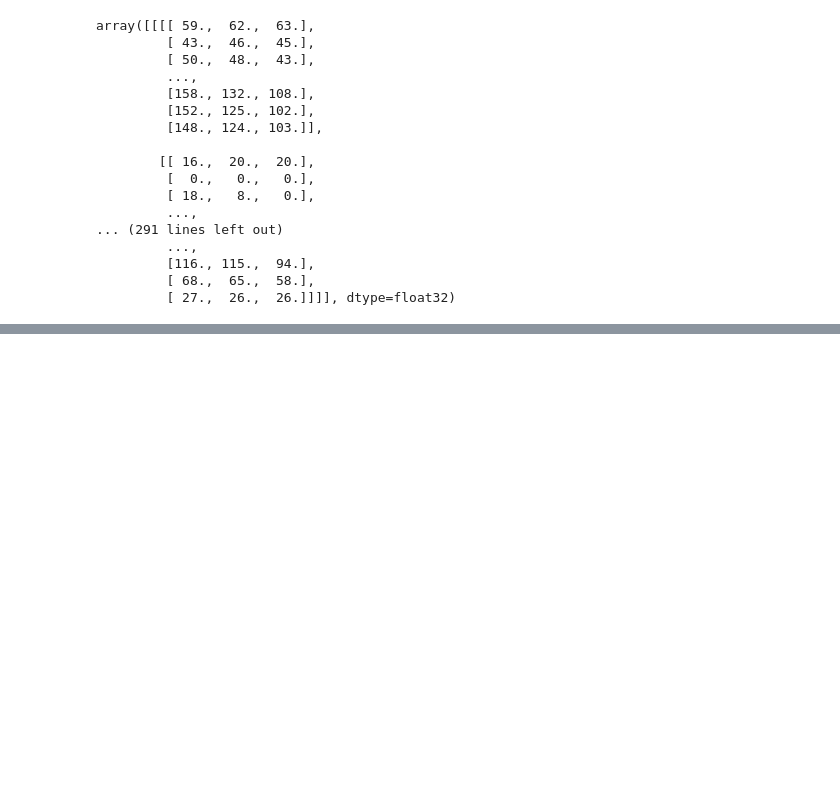
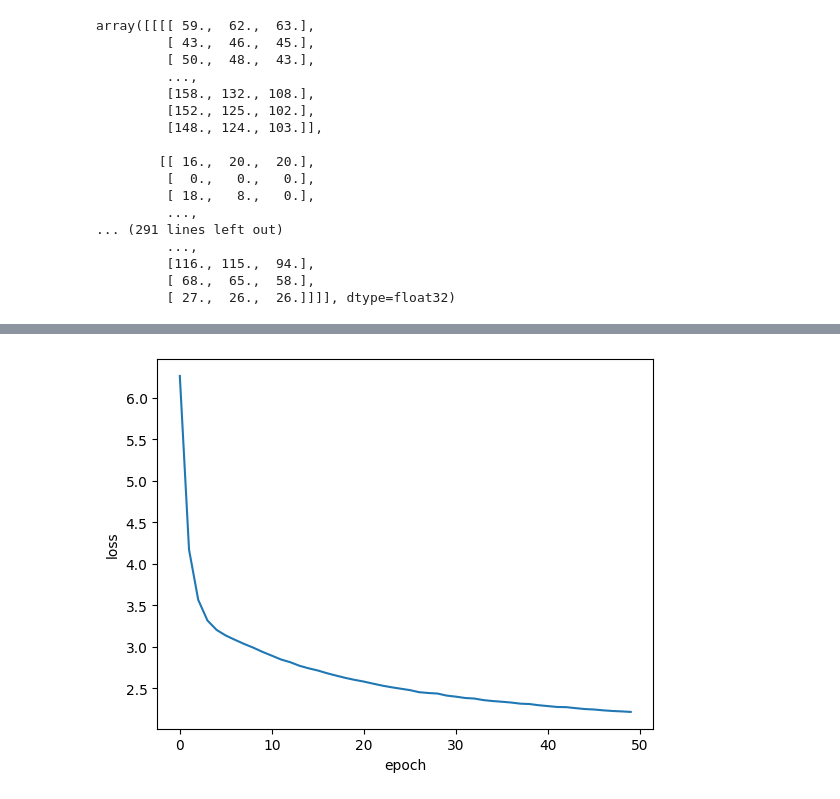
Before and after one commit to Cohben-OBrien/semantic-image-analsysis-with-graph-nerual-networks, a Jupyter notebook: main.ipynb, the cells around one changed output, grey strips where cells are left out. Drawn from its saved outputs; the diff is of its cells as text; code cells hidden in the pictures; blank space fills up the shorter version.

```diff
--- a/main.ipynb
+++ b/main.ipynb
@@ -301,0 +229,7 @@ AttributeError: 'NoneType' object has no attribute 'permute'
+# %%
+plt.plot(history.history["loss"])
+plt.ylabel("loss")
+plt.xlabel("epoch")
+plt.show()
+# %% [output]
+[figure, added]
```
Also changed, not shown: parts of 35 cells of this notebook, 2 other files.
